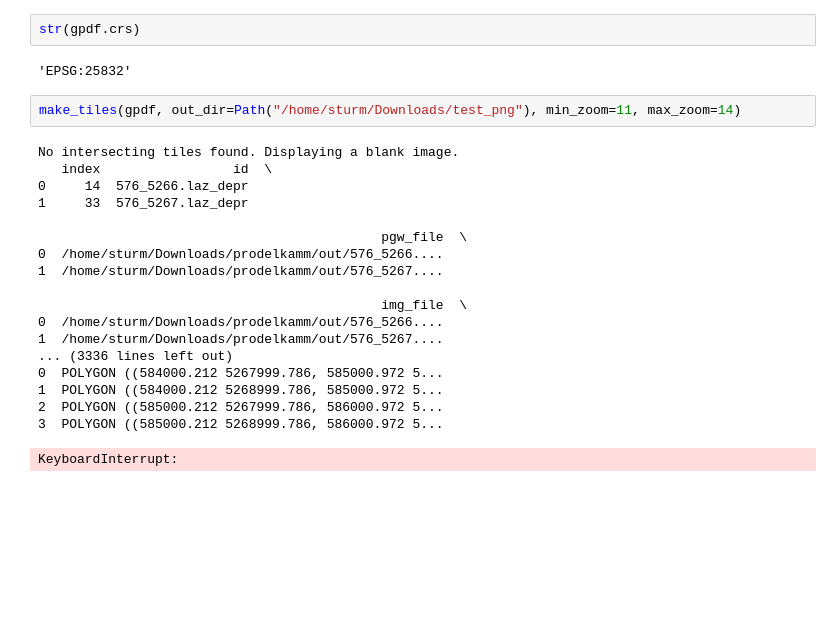
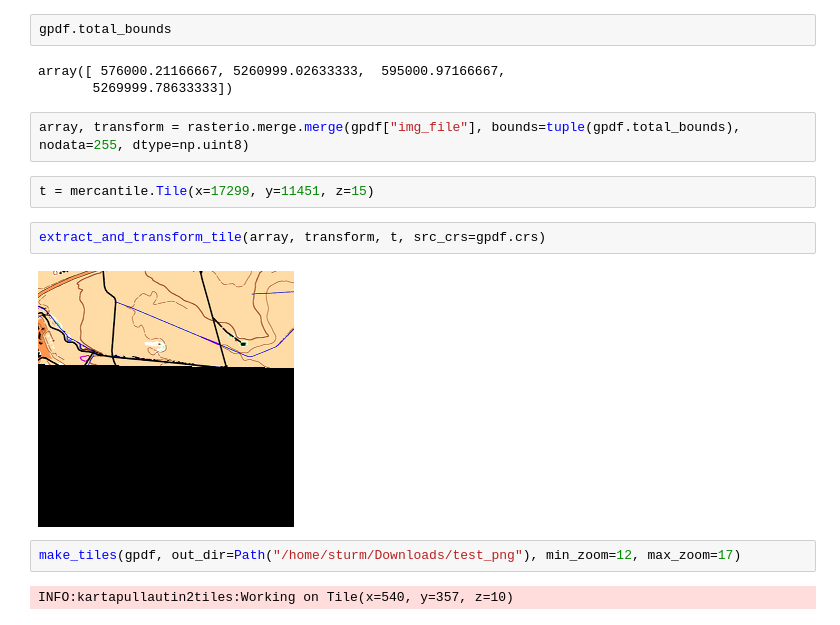
Before and after one commit to grst/kartapullautin2tiles, a Jupyter notebook: docs/notebooks/example2.ipynb, the cells around one changed output. Saved outputs shown, nothing was run; the diff lists cells and outputs as text; blank space fills up the shorter version.

```diff
--- a/docs/notebooks/example2.ipynb
+++ b/docs/notebooks/example2.ipynb
@@ -7,26 +15,18 @@ from pathlib import Path
 gpdf = load_kartapullautin_dir(Path("/home/sturm/Downloads/prodelkamm/out/"))
-# %%
-str(gpdf.crs)
-# %% [output]
-'EPSG:25832'
-# %%
-make_tiles(gpdf, out_dir=Path("/home/sturm/Downloads/test_png"), min_zoom=11, max_zoom=14)
-# %% [output]
-No intersecting tiles found. Displaying a blank image.
-   index                 id  \
-0     14  576_5266.laz_depr
-1     33  576_5267.laz_depr
-
-                                            pgw_file  \
-0  /home/sturm/Downloads/prodelkamm/out/576_5266....
-1  /home/sturm/Downloads/prodelkamm/out/576_5267....
-
-                                            img_file  \
-0  /home/sturm/Downloads/prodelkamm/out/576_5266....
-1  /home/sturm/Downloads/prodelkamm/out/576_5267....
-... (3336 lines left out)
-0  POLYGON ((584000.212 5267999.786, 585000.972 5...
-1  POLYGON ((584000.212 5268999.786, 585000.972 5...
-2  POLYGON ((585000.212 5267999.786, 586000.972 5...
-3  POLYGON ((585000.212 5268999.786, 586000.972 5...
-KeyboardInterrupt:
+# %%
+gpdf.total_bounds
+# %% [output]
+array([ 576000.21166667, 5260999.02633333,  595000.97166667,
+       5269999.78633333])
+# %%
+array, transform = rasterio.merge.merge(gpdf["img_file"], bounds=tuple(gpdf.total_bounds), nodata=255, dtype=np.uint8)
+# %%
+t = mercantile.Tile(x=17299, y=11451, z=15)
+# %%
+extract_and_transform_tile(array, transform, t, src_crs=gpdf.crs)
+# %% [output]
+[figure, added]
+# %%
+make_tiles(gpdf, out_dir=Path("/home/sturm/Downloads/test_png"), min_zoom=12, max_zoom=17)
+# %% [output]
+INFO:kartapullautin2tiles:Working on Tile(x=540, y=357, z=10)
```
Also changed, not shown: parts of 3 cells of this notebook, 3 other files.
